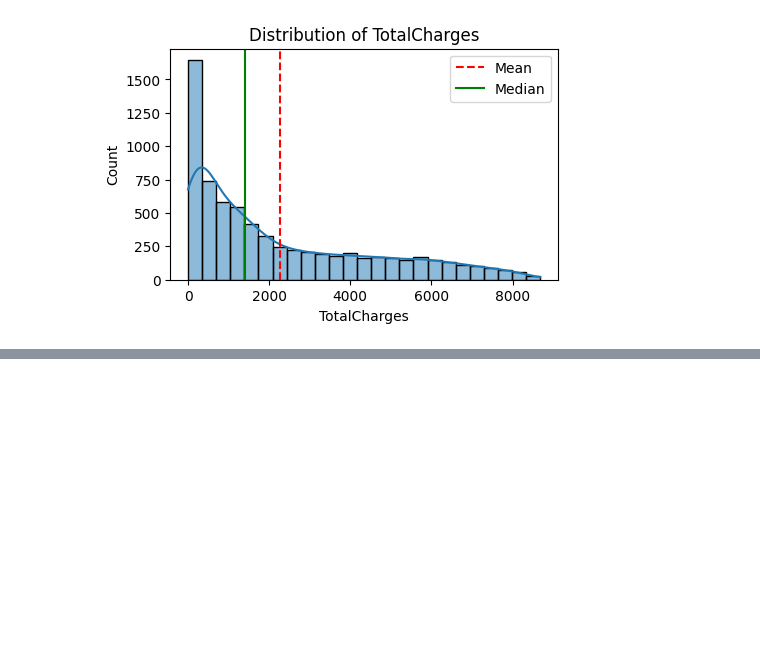
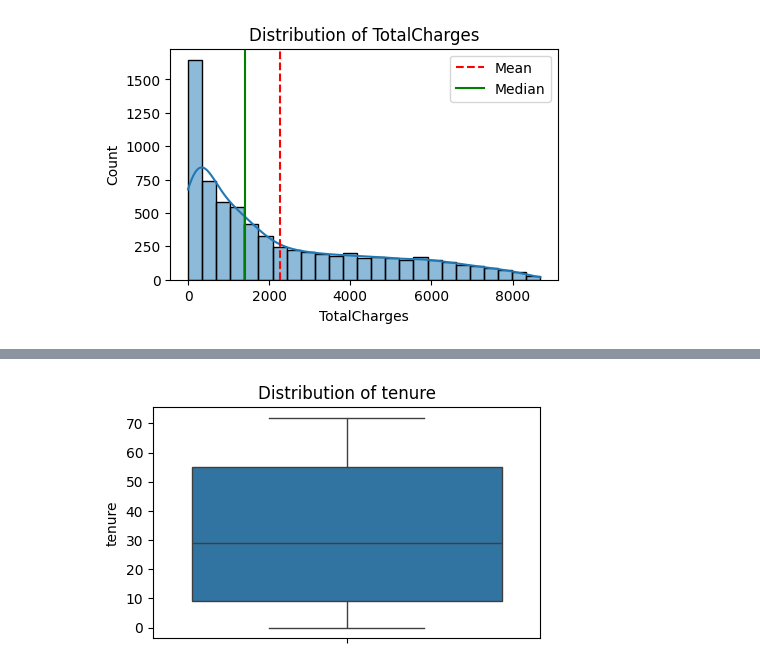
Before and after one commit to rudranarayan-01/Customer-Churn-Prediction, a Jupyter notebook: Untitled.ipynb, the cells around one changed output, grey strips where cells are left out. Saved outputs shown, nothing was run; the diff lists cells and outputs as text; code cells hidden in the pictures; blank space fills up the shorter version.

```diff
--- a/Untitled.ipynb
+++ b/Untitled.ipynb
@@ -301,0 +315,4 @@ plot_histogram(df, "TotalCharges")
+# %%
+box_plot(df, "tenure")
+# %% [output]
+[figure, added]
```
Also changed, not shown: parts of 5 cells of this notebook.
